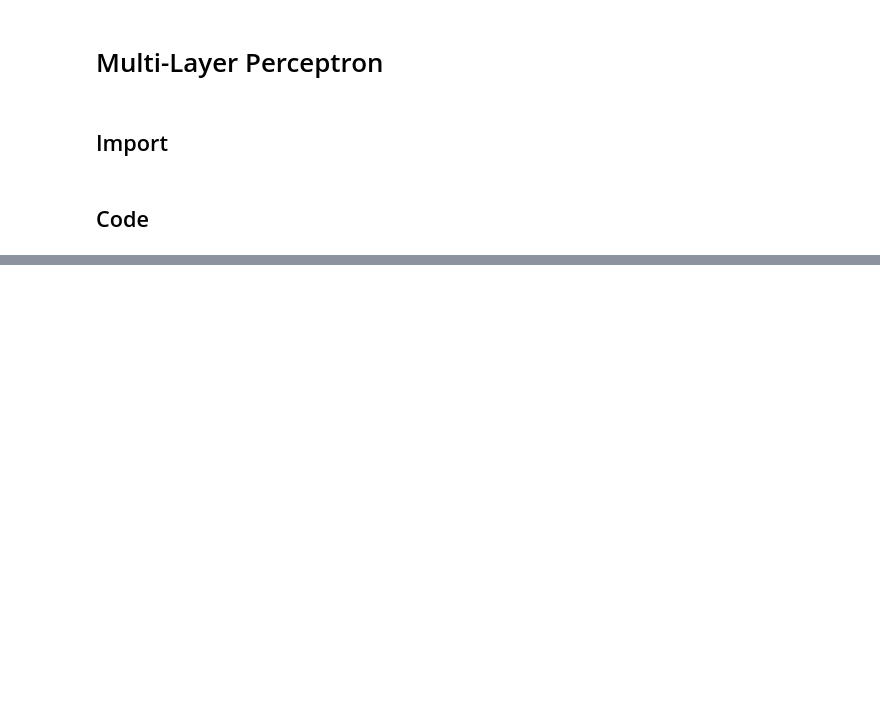
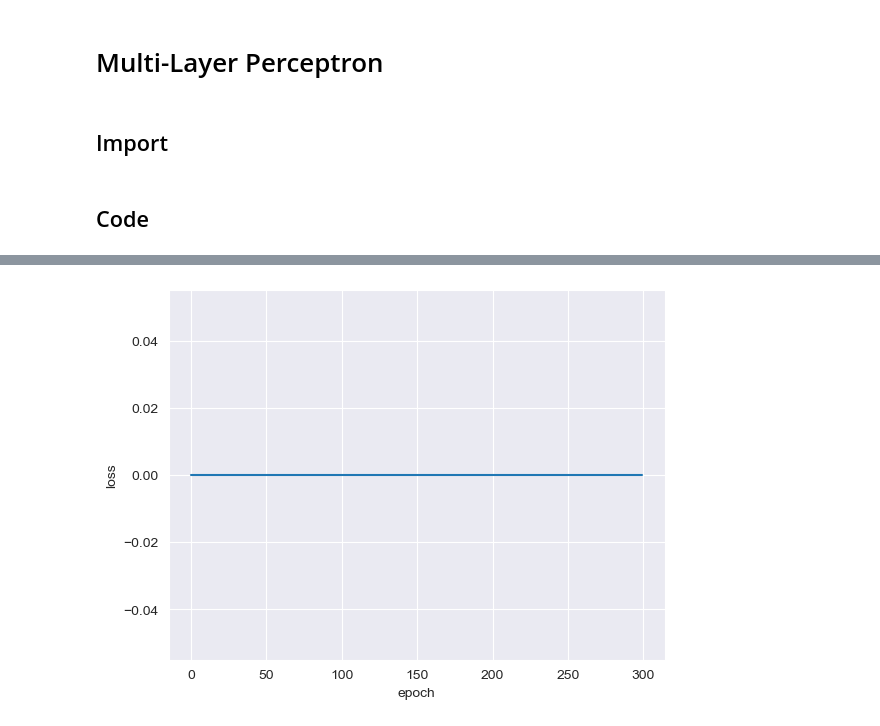
Before and after one commit to Transformot/deep-learning_project, a Jupyter notebook: Multi-Layer-Perceptron.ipynb, the cells around one changed output, grey strips where cells are left out. Cells and saved outputs as stored; diff of their text form; code cells hidden in the pictures; blank space fills up the shorter version.

```diff
--- a/Multi-Layer-Perceptron.ipynb
+++ b/Multi-Layer-Perceptron.ipynb
@@ -28,0 +74,21 @@ nb_class = y_train.nunique()
+# %%
+# Compilation du modèle
+
+learning_rate = 0.001
+optimizer_algo = tf.keras.optimizers.Adam(learning_rate=learning_rate)
+
+cost_function = tf.keras.losses.categorical_crossentropy
+
+model_mlp.compile(loss=cost_function, optimizer=optimizer_algo, metrics=['accuracy'])
+# %%
+# Entraînement du modèle
+
+nb_epochs = 300
+mini_batch_size = 32
+percentage_of_train_as_validation = 0.2
+model_checkpoint = tf.keras.callbacks.ModelCheckpoint('best-model.h5', monitor='val_loss', save_best_only=True)
+
+history_mlp = model_mlp.fit(X_train, y_train, batch_size=mini_batch_size,
+                            epochs=nb_epochs, verbose=True,
+                            validation_split=percentage_of_train_as_validation,
+                            callbacks=[model_checkpoint])
@@ -28,0 +113,12 @@ nb_class = y_train.nunique()
+# %%
+history_dict = history_mlp.history
+loss_epochs = history_dict['loss']
+
+plt.figure()
+plt.plot(loss_epochs)
+plt.xlabel('epoch')
+plt.ylabel('loss')
+plt.show()
+plt.close()
+# %% [output]
+[figure, added]
```
Also changed, not shown: parts of 5 cells of this notebook.
